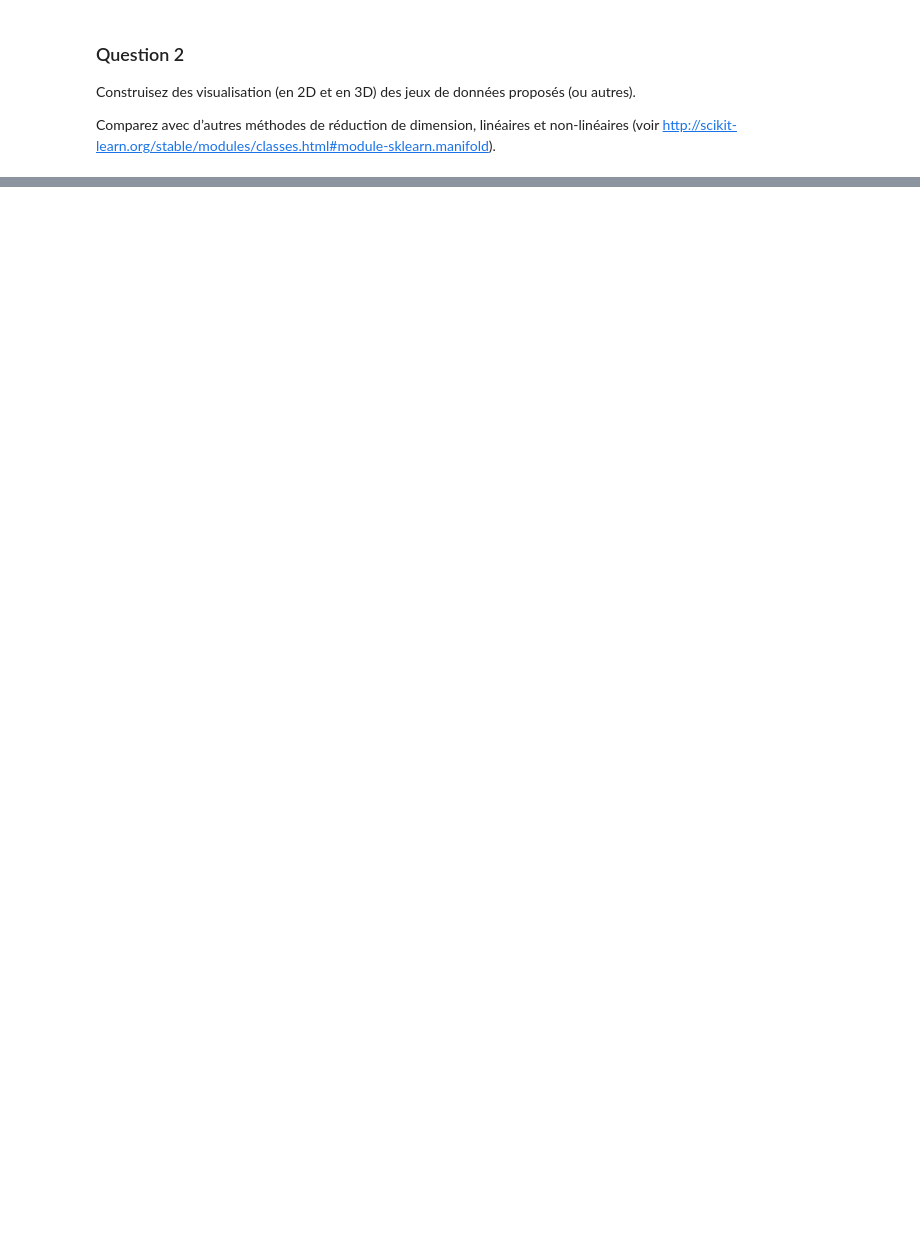
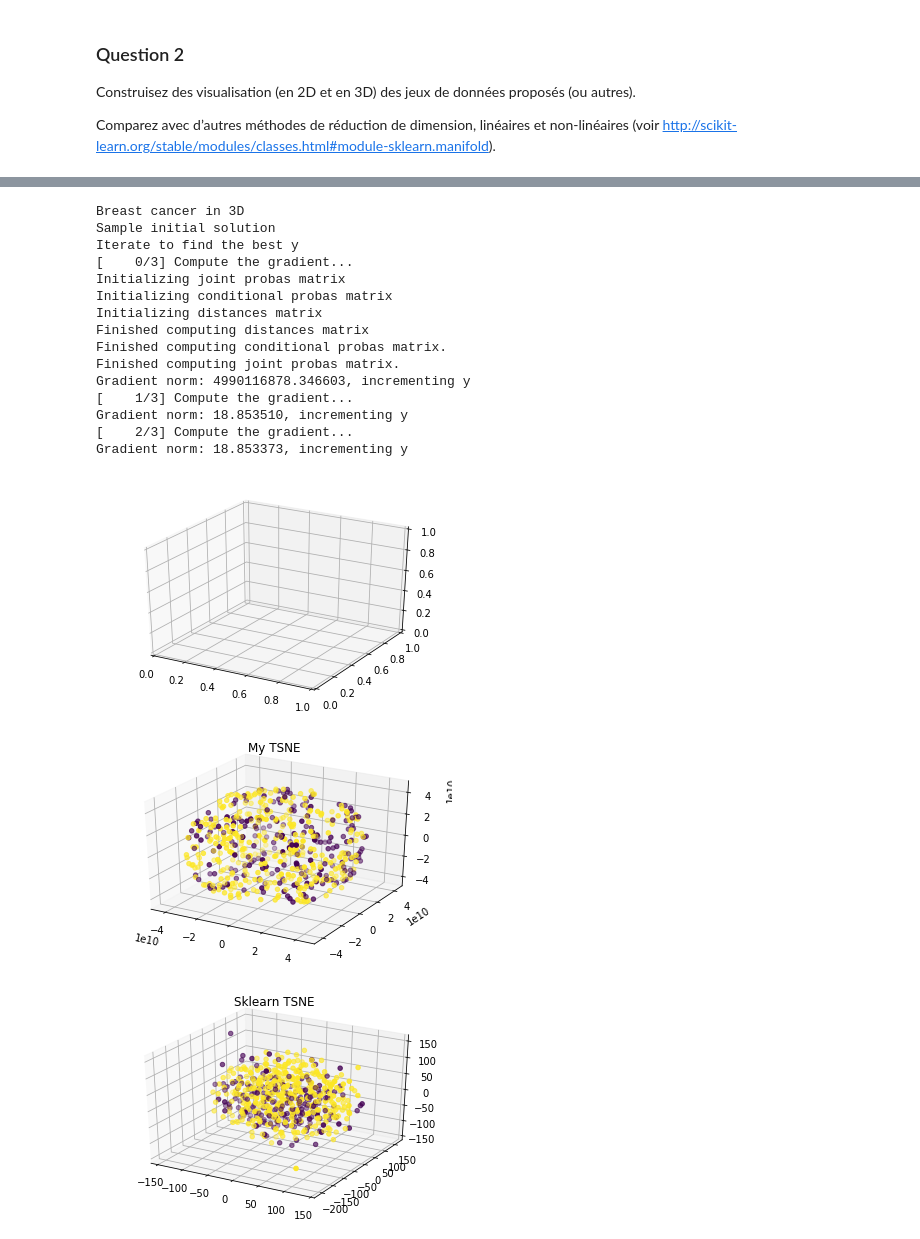
Before and after one commit to LoicH/M2-DAC, a Jupyter notebook: FDMS/TME5/vizu_reco.ipynb, the cells around one changed output, grey strips where cells are left out. Drawn from its saved outputs; the diff is of its cells as text; code cells hidden in the pictures; blank space fills up the shorter version.

```diff
--- a/FDMS/TME5/vizu_reco.ipynb
+++ b/FDMS/TME5/vizu_reco.ipynb
@@ -268,0 +294,57 @@ plt.scatter(X_tsne[:,0], X_tsne[:,1], c=y)
+# %%
+from mpl_toolkits.mplot3d import Axes3D
+
+
+print("Breast cancer in 3D")
+fig = plt.figure()
+ax = fig.add_subplot(111, projection='3d')
+cancer = datasets.load_breast_cancer()
+X, y = cancer.data, cancer.target
+X = preprocessing.scale(X)
+
+my_tsne = TSNE(n_components=3, n_iter=3).fit_transform(X)
+fig = plt.figure()
+ax = fig.add_subplot(111, projection='3d')
+ax.scatter(my_tsne[:,0], my_tsne[:,1], my_tsne[:,2], c=y)
+plt.title("My TSNE")
+plt.show()
+
+skl_tsne = manifold.TSNE(n_components = 3).fit_transform(X)
+fig = plt.figure()
+ax = fig.add_subplot(111, projection='3d')
+ax.scatter(skl_tsne[:,0], skl_tsne[:,1], skl_tsne[:,2], c=y)
+plt.title("Sklearn TSNE")
+plt.show()
+
+skl_iso = manifold.Isomap(n_components = 3).fit_transform(X)
+fig = plt.figure()
+ax = fig.add_subplot(111, projection='3d')
+ax.scatter(skl_iso[:,0], skl_iso[:,1], skl_iso[:,2], c=y)
+plt.title("Sklearn Isomap")
+plt.show()
+
+skl_lle = manifold.LocallyLinearEmbedding(n_components = 3).fit_transform(X)
+fig = plt.figure()
+ax = fig.add_subplot(111, projection='3d')
+ax.scatter(skl_lle[:,0], skl_lle[:,1], skl_lle[:,2], c=y)
+plt.title("Sklearn LLE")
+plt.show()
+# %% [output]
+Breast cancer in 3D
+Sample initial solution
+Iterate to find the best y
+[    0/3] Compute the gradient...
+Initializing joint probas matrix
+Initializing conditional probas matrix
+Initializing distances matrix
+Finished computing distances matrix
+Finished computing conditional probas matrix.
+Finished computing joint probas matrix.
+Gradient norm: 4990116878.346603, incrementing y
+[    1/3] Compute the gradient...
+Gradient norm: 18.853510, incrementing y
+[    2/3] Compute the gradient...
+Gradient norm: 18.853373, incrementing y
+[figure, added]
+[figure, added]
+[figure, added]
```
Also changed, not shown: parts of 11 cells of this notebook, 23 other files.
